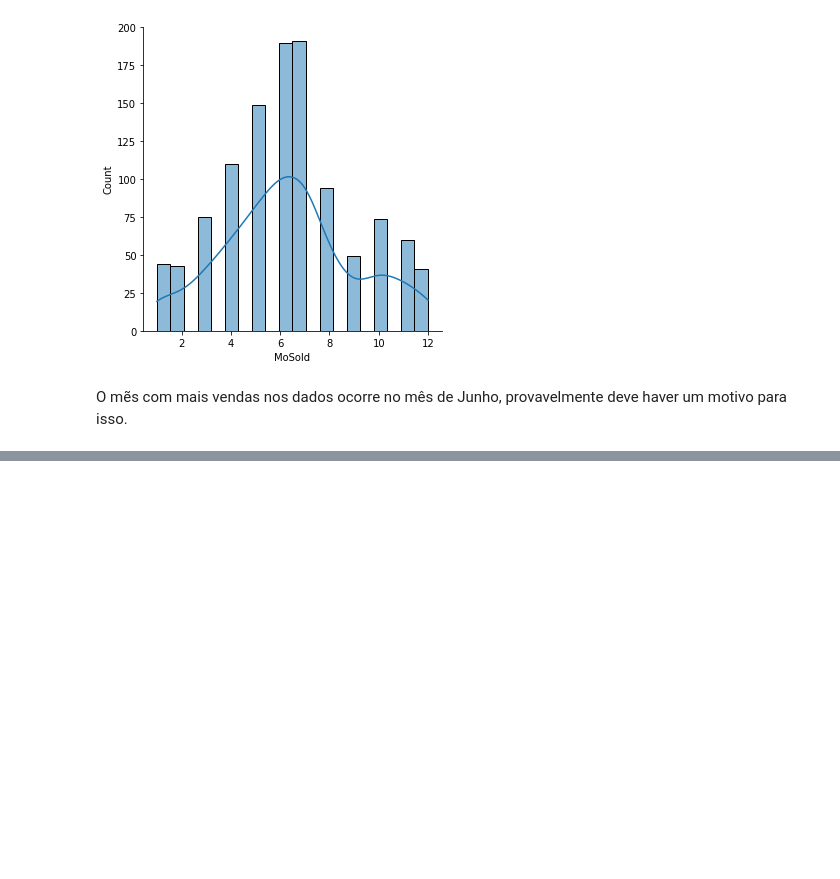
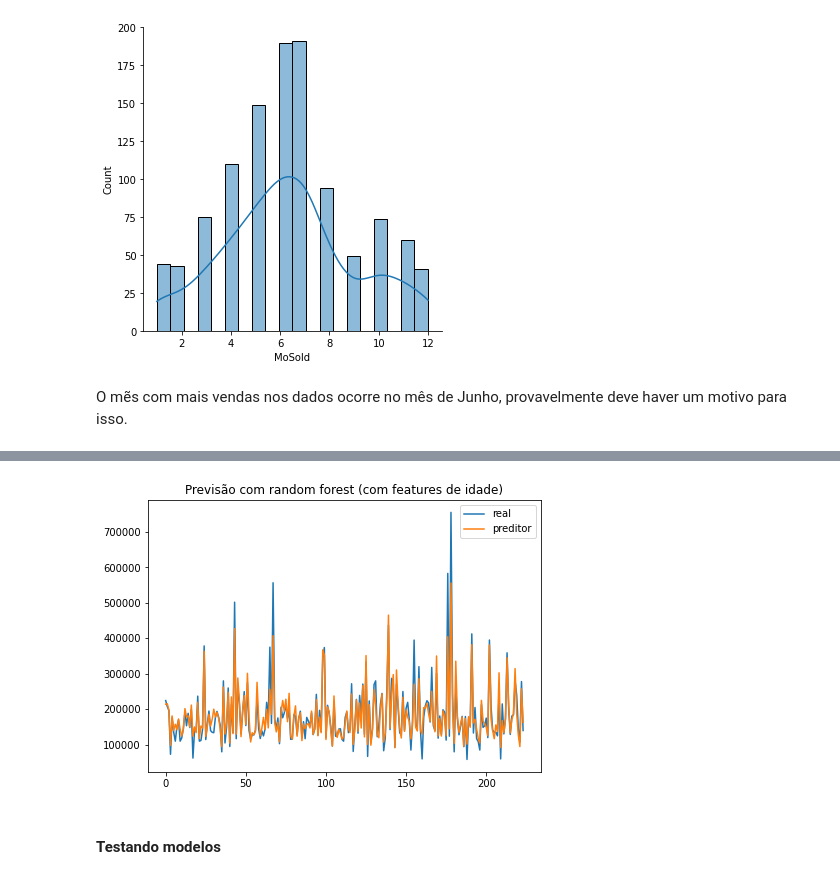
Before and after one commit to svhenrique/house-prices-predictor, a Jupyter notebook: HousePricesPredictor.ipynb, the cells around one changed output, grey strips where cells are left out. Drawn from its saved outputs; the diff is of its cells as text; code cells hidden in the pictures; blank space fills up the shorter version.

```diff
--- a/HousePricesPredictor.ipynb
+++ b/HousePricesPredictor.ipynb
@@ -523,0 +646,17 @@ O mẽs com mais vendas nos dados ocorre no mês de Junho, provavelmente deve ha
+# %%
+# plotando resultados da random forest
+
+plt.figure(figsize=(15.5,5))
+
+
+plt.subplot(1, 2, 1)
+plt.plot(y_test.reset_index(drop=True),label='real')
+plt.plot(pred_floresta1,label='preditor')
+plt.legend()
+plt.title('Previsão com random forest (com features de idade)')
+
+plt.show()
+# %% [output]
+[figure, added]
+# %% [markdown]
+#### Testando modelos
```
Also changed, not shown: parts of 40 cells of this notebook.
